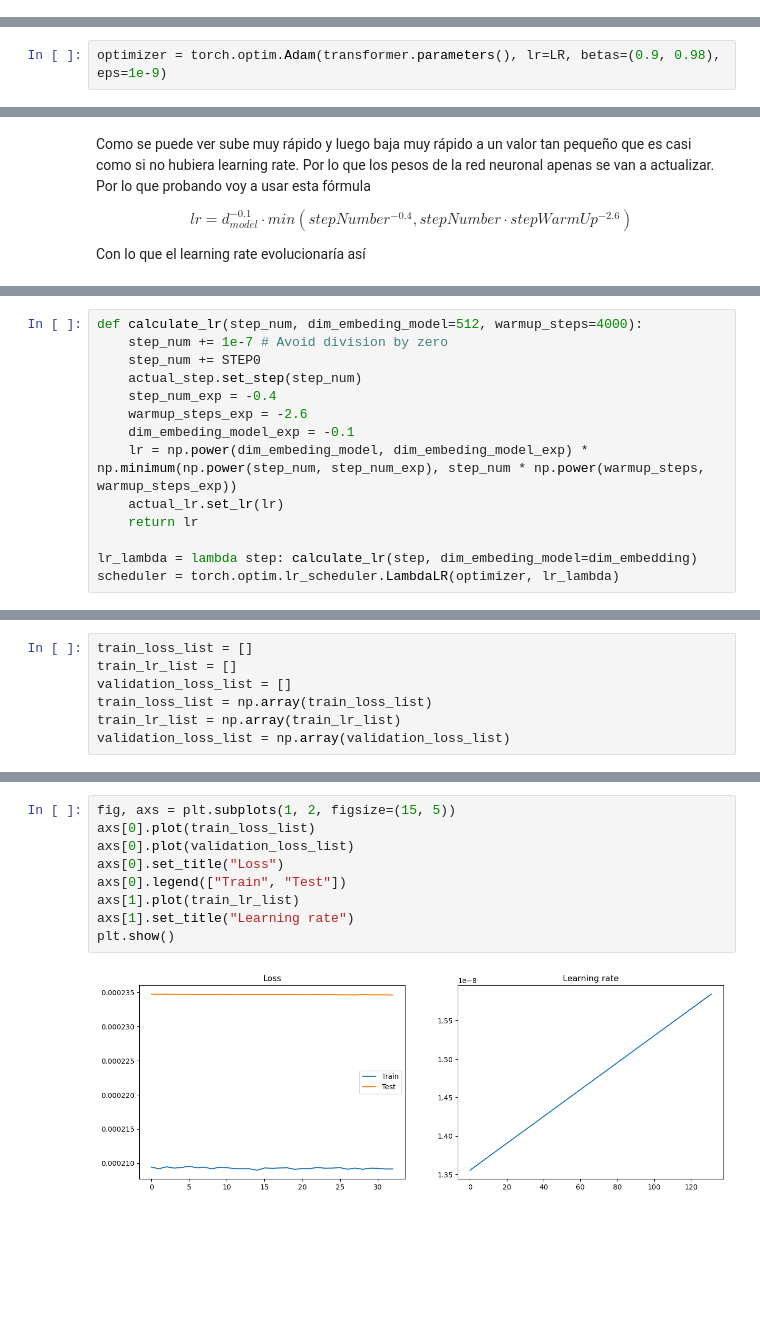
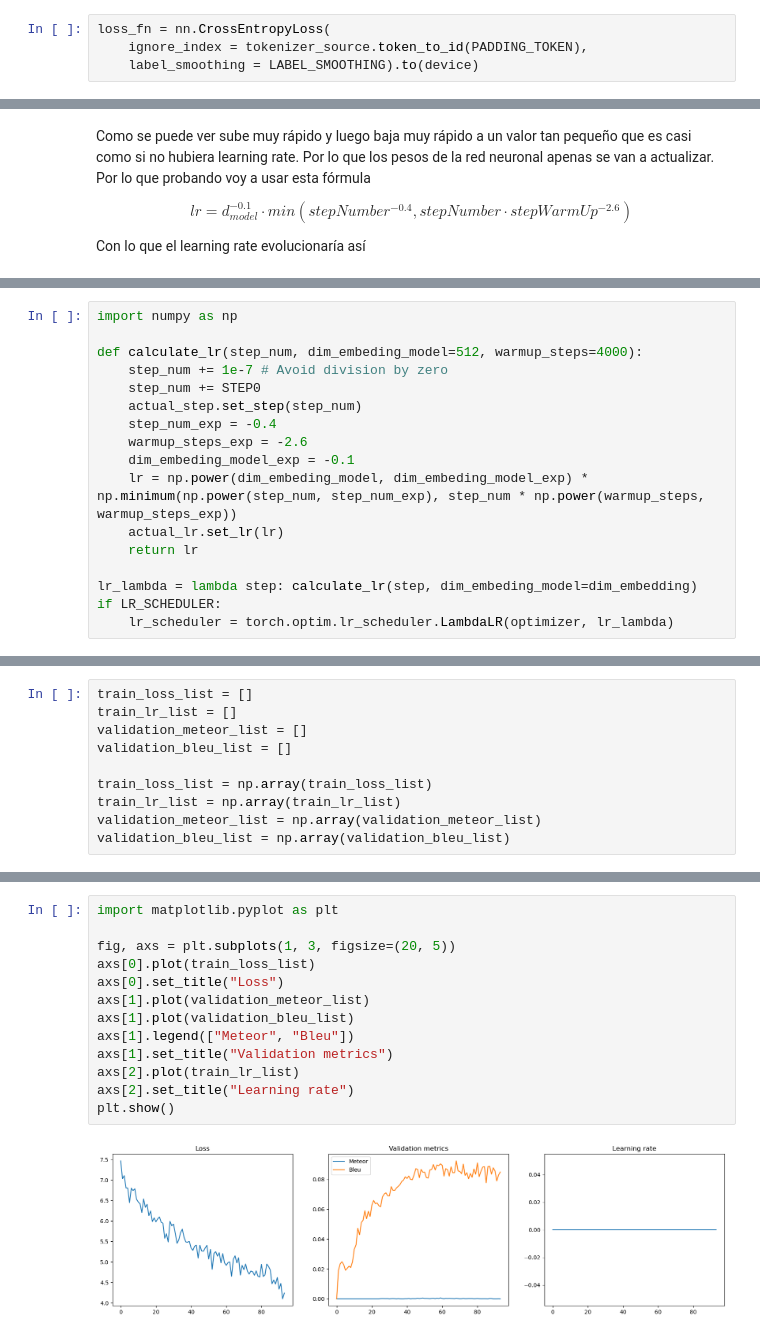
Before and after one commit to maximofn/Curso_Pytorch, a Jupyter notebook: 05 Transformers/33 Entrenamiento.ipynb, the cells around one changed output, grey strips where cells are left out. Saved outputs shown, nothing was run; the diff lists cells and outputs as text; blank space fills up the shorter version.

```diff
--- a/05 Transformers/33 Entrenamiento.ipynb
+++ b/05 Transformers/33 Entrenamiento.ipynb
@@ -717 +808,5 @@ loss_function = LabelSmoothingLoss(classes=vocab_size, smoothing=0.1, ignore_ind
+# %%
+loss_fn = nn.CrossEntropyLoss(
+    ignore_index = tokenizer_source.token_to_id(PADDING_TOKEN),
+    label_smoothing = LABEL_SMOOTHING).to(device)
 # %% [markdown]
@@ -721,2 +813,0 @@ Creamos el optimizador con los parámetros del paper e implementamos el schedule
-# %%
-optimizer = torch.optim.Adam(transformer.parameters(), lr=LR, betas=(0.9, 0.98), eps=1e-9)
@@ -795,4 +884,6 @@ plt.show()
 # %%
+import numpy as np
+
 def calculate_lr(step_num, dim_embeding_model=512, warmup_steps=4000):
     step_num += 1e-7 # Avoid division by zero
     step_num += STEP0
@@ -805,4 +896,5 @@ def calculate_lr(step_num, dim_embeding_model=512, warmup_steps=4000):
     return lr
 
 lr_lambda = lambda step: calculate_lr(step, dim_embeding_model=dim_embedding)
-scheduler = torch.optim.lr_scheduler.LambdaLR(optimizer, lr_lambda)
+if LR_SCHEDULER:
+    lr_scheduler = torch.optim.lr_scheduler.LambdaLR(optimizer, lr_lambda)
@@ -909,7 +1098,10 @@ Creamos listas donde se guardarán los valores de pérdida y learning rate
 # %%
 train_loss_list = []
 train_lr_list = []
-validation_loss_list = []
+validation_meteor_list = []
+validation_bleu_list = []
+
 train_loss_list = np.array(train_loss_list)
 train_lr_list = np.array(train_lr_list)
-validation_loss_list = np.array(validation_loss_list)
+validation_meteor_list = np.array(validation_meteor_list)
+validation_bleu_list = np.array(validation_bleu_list)
@@ -963,11 +1253,15 @@ KeyboardInterrupt:
 # %%
-fig, axs = plt.subplots(1, 2, figsize=(15, 5))
+import matplotlib.pyplot as plt
+
+fig, axs = plt.subplots(1, 3, figsize=(20, 5))
 axs[0].plot(train_loss_list)
-axs[0].plot(validation_loss_list)
 axs[0].set_title("Loss")
-axs[0].legend(["Train", "Test"])
-axs[1].plot(train_lr_list)
-axs[1].set_title("Learning rate")
+axs[1].plot(validation_meteor_list)
+axs[1].plot(validation_bleu_list)
+axs[1].legend(["Meteor", "Bleu"])
+axs[1].set_title("Validation metrics")
+axs[2].plot(train_lr_list)
+axs[2].set_title("Learning rate")
 plt.show()
 # %% [output]
-[figure, old version]
+[figure, new version]
```
Also changed, not shown: parts of 68 cells of this notebook.
